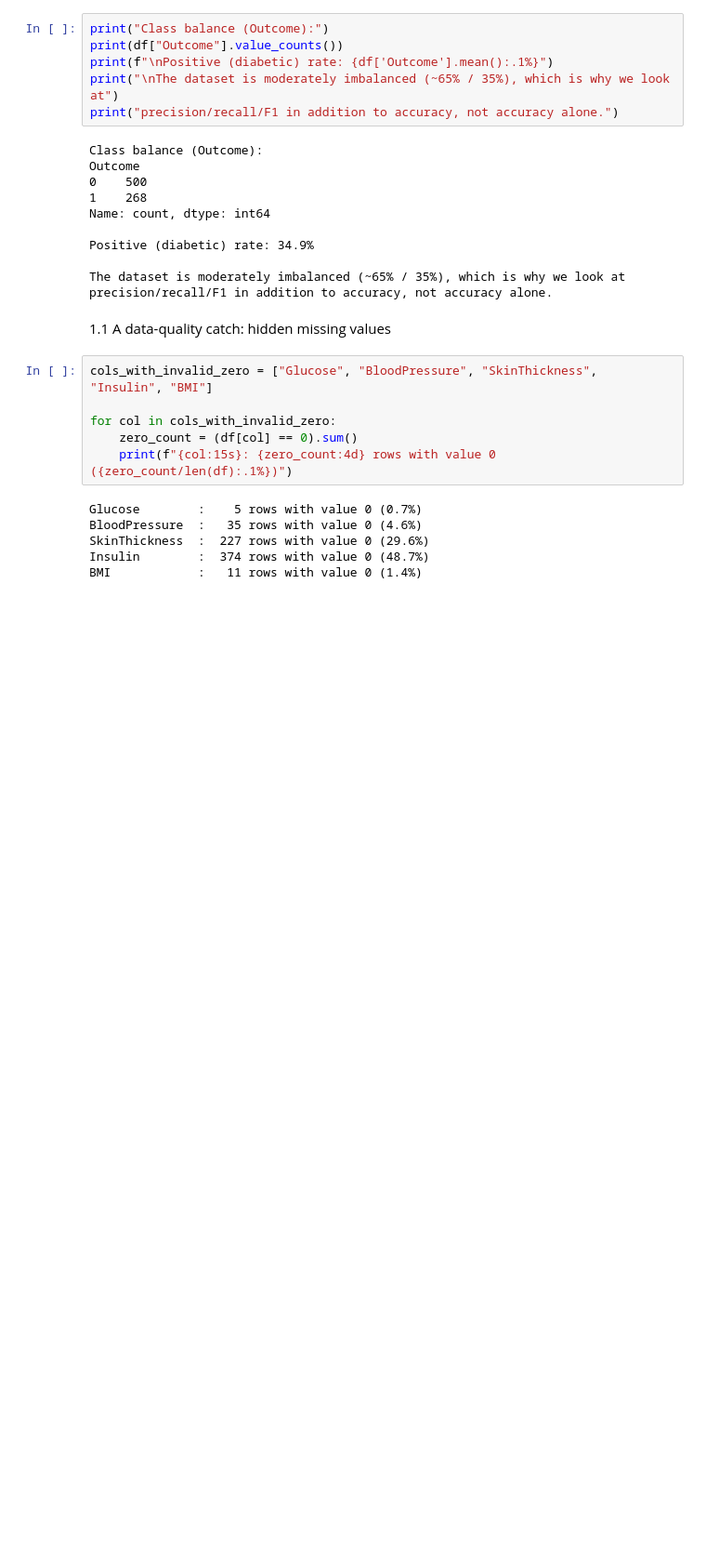
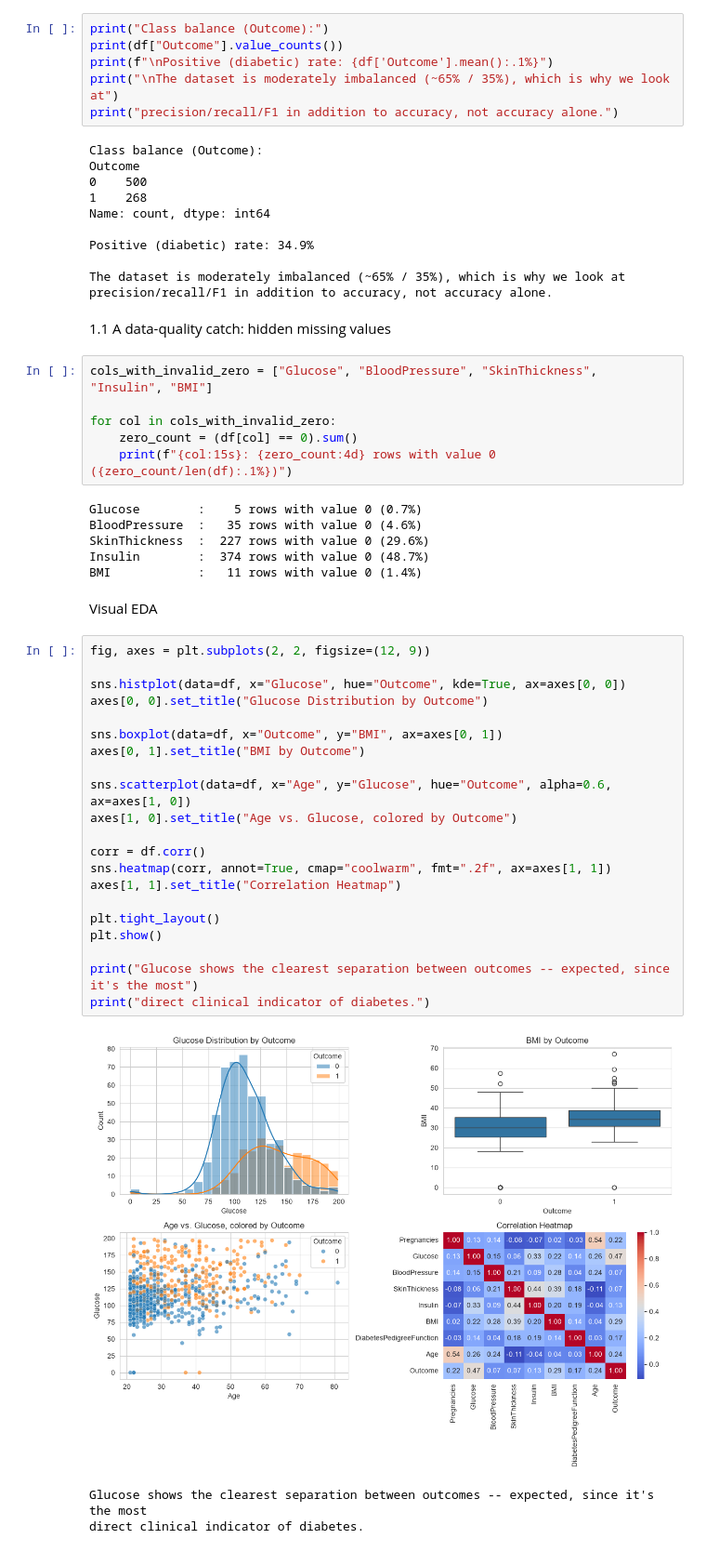
Before and after one commit to santoshkhadka615-syp/AI-ML-Internship, a Jupyter notebook: week 6 diabetes classification/diabetes classification.ipynb, the cells around one changed output. Shown: that part at 93% size. Saved outputs shown, nothing was run; the diff lists cells and outputs as text; blank space fills up the shorter version.

```diff
--- a/week 6 diabetes classification/diabetes classification.ipynb
+++ b/week 6 diabetes classification/diabetes classification.ipynb
@@ -89,3 +89,30 @@ BloodPressure  :   35 rows with value 0 (4.6%)
 SkinThickness  :  227 rows with value 0 (29.6%)
 Insulin        :  374 rows with value 0 (48.7%)
 BMI            :   11 rows with value 0 (1.4%)
+# %% [markdown]
+Visual EDA
+# %%
+fig, axes = plt.subplots(2, 2, figsize=(12, 9))
+
+sns.histplot(data=df, x="Glucose", hue="Outcome", kde=True, ax=axes[0, 0])
+axes[0, 0].set_title("Glucose Distribution by Outcome")
+
+sns.boxplot(data=df, x="Outcome", y="BMI", ax=axes[0, 1])
+axes[0, 1].set_title("BMI by Outcome")
+
+sns.scatterplot(data=df, x="Age", y="Glucose", hue="Outcome", alpha=0.6, ax=axes[1, 0])
+axes[1, 0].set_title("Age vs. Glucose, colored by Outcome")
+
+corr = df.corr()
+sns.heatmap(corr, annot=True, cmap="coolwarm", fmt=".2f", ax=axes[1, 1])
+axes[1, 1].set_title("Correlation Heatmap")
+
+plt.tight_layout()
+plt.show()
+
+print("Glucose shows the clearest separation between outcomes -- expected, since it's the most")
+print("direct clinical indicator of diabetes.")
+# %% [output]
+[figure, added]
+Glucose shows the clearest separation between outcomes -- expected, since it's the most
+direct clinical indicator of diabetes.
```
